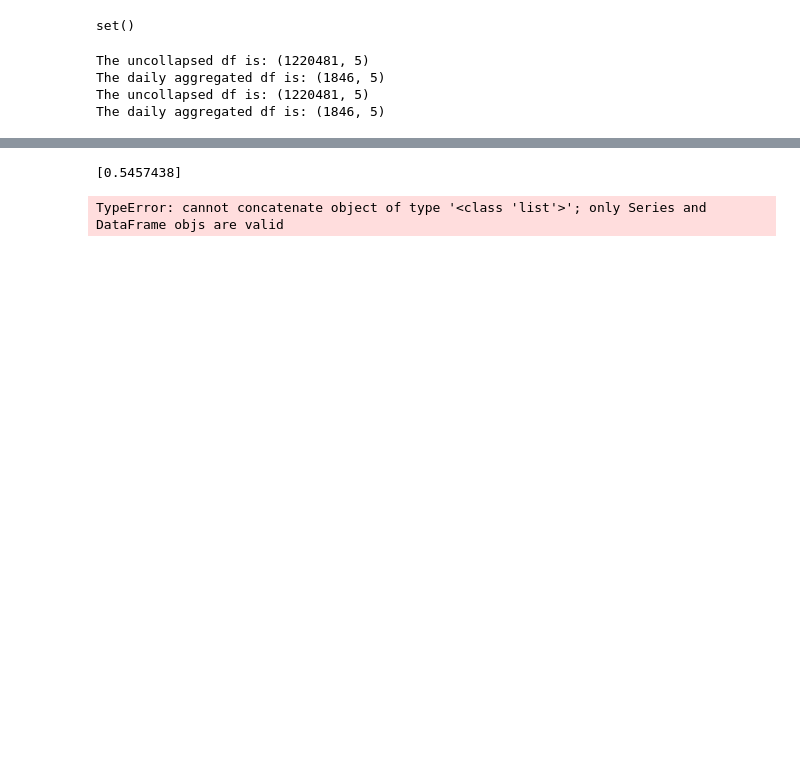
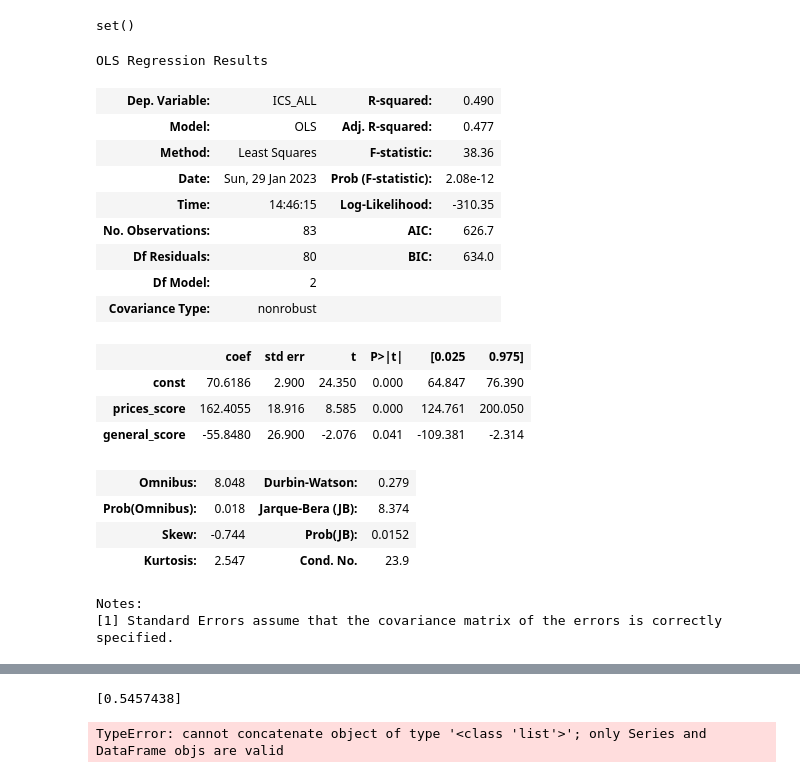
Before and after one commit to willcrossb/RT_sentiment, a Jupyter notebook: analysis.ipynb, the cells around one changed output, grey strips where cells are left out. Cells and saved outputs as stored; diff of their text form; code cells hidden in the pictures; blank space fills up the shorter version.

```diff
--- a/analysis.ipynb
+++ b/analysis.ipynb
@@ -233,39 +248,35 @@ fig.show()
-# %%
-agg_by = "Category"
-
-type = ["", "_count"]
-
-for type_stat in type:
-
-    df = pd.read_csv(f"results/pivot{type_stat}_{agg_by}.csv")
-    print(f"The uncollapsed df is: {df.shape}")
-    #Changing the date format such that it can be aggregated using resample
-    df = df.reset_index()
-    df_c = df[df['date'].str.contains( "'" )==False ]
-    df_c['date'] = pd.to_datetime(df_c['date'], format='%Y-%m-%d %H:%M:%S')
-    df_c = df_c.set_index('date')
-
-    if type_stat == "_count":
-        agg = df_c.resample('D').count()
-    else:
-        agg = df_c.resample('D').mean()
-
-    print(f"The daily aggregated df is: {agg.shape}")
-
-    cat_list_roll = []
-    for cat in category_list:
-        agg[cat +"_roll"] = agg[cat].rolling(30).mean()
-        cat_list_roll.append([cat +"_roll"])
-
-    #print(cat_list_roll)
-
-    agg.to_csv(f"results/current_trend_{continuous_or_discrete}_2.csv")
-    fig = px.line(agg, x=agg.index, y=["general_roll","prices_roll","policy_roll"], title=f"Rolling 30 day average of Sentiment {type_stat}")
-    fig.show()
-
-#fig = px.line(agg, x=agg.index, y=[df.(*_roll)], title='Category Sentiment')
-# %% [output]
-The uncollapsed df is: (1220481, 5)
-The daily aggregated df is: (1846, 5)
-The uncollapsed df is: (1220481, 5)
-The daily aggregated df is: (1846, 5)
+# %%
+import statsmodels.api as sm # import statsmodels
+
+df_reg=merged_plot.dropna(subset=['Month'])
+df_reg.head()
+#X = np.array(df_reg['policy_score'],df_reg['general_score'])
+#Y = np.array(df_reg['ICS_ALL'])
+
+X = df_reg[['prices_score', 'general_score']]
+X = sm.add_constant(X)
+y = df_reg['ICS_ALL']
+model = sm.OLS(y, X).fit()
+predictions = model.predict(X)
+model.summary()
+# %% [output]
+OLS Regression Results
+| Dep. Variable: | ICS_ALL | R-squared: | 0.490 |
+| Model: | OLS | Adj. R-squared: | 0.477 |
+| Method: | Least Squares | F-statistic: | 38.36 |
+| Date: | Sun, 29 Jan 2023 | Prob (F-statistic): | 2.08e-12 |
+| Time: | 14:46:15 | Log-Likelihood: | -310.35 |
+| No. Observations: | 83 | AIC: | 626.7 |
+| Df Residuals: | 80 | BIC: | 634.0 |
+| Df Model: | 2 |  |  |
+| Covariance Type: | nonrobust |  |  |
+|  | coef | std err | t | P>|t| | [0.025 | 0.975] |
+| const | 70.6186 | 2.900 | 24.350 | 0.000 | 64.847 | 76.390 |
+| prices_score | 162.4055 | 18.916 | 8.585 | 0.000 | 124.761 | 200.050 |
+| general_score | -55.8480 | 26.900 | -2.076 | 0.041 | -109.381 | -2.314 |
+| Omnibus: | 8.048 | Durbin-Watson: | 0.279 |
+| Prob(Omnibus): | 0.018 | Jarque-Bera (JB): | 8.374 |
+| Skew: | -0.744 | Prob(JB): | 0.0152 |
+| Kurtosis: | 2.547 | Cond. No. | 23.9 |
+Notes:
+[1] Standard Errors assume that the covariance matrix of the errors is correctly specified.
```
Also changed, not shown: parts of 20 cells of this notebook.
